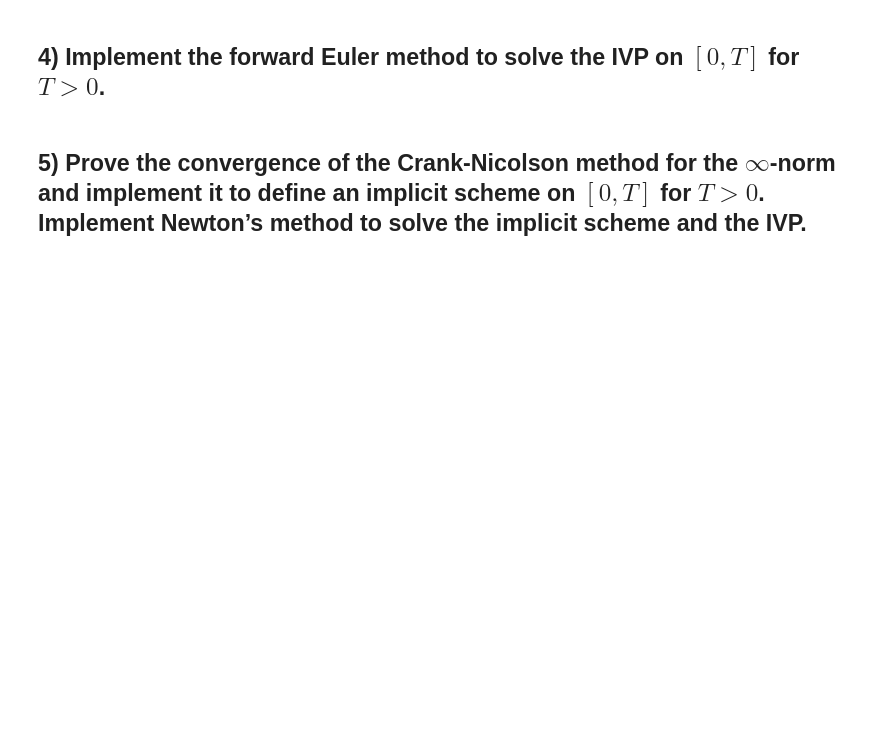
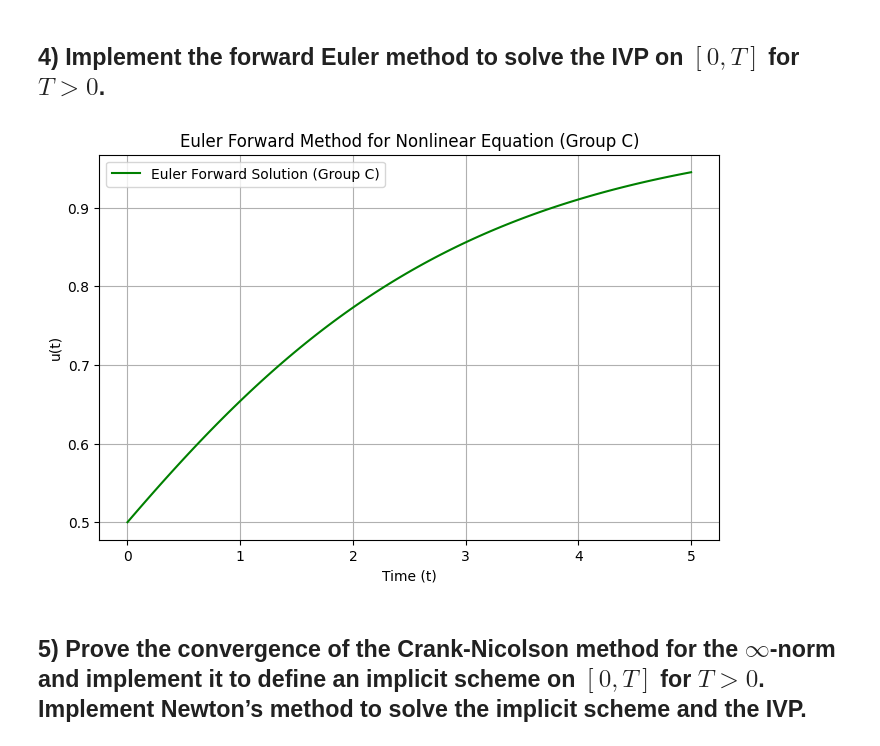
Before and after one commit to Sbrvl/Deliverables---Numerical-Analysis, a Jupyter notebook: deadline3.ipynb, the cells around one changed output. Drawn from its saved outputs; the diff is of its cells as text; code cells hidden in the pictures; blank space fills up the shorter version.

```diff
--- a/deadline3.ipynb
+++ b/deadline3.ipynb
@@ -21,4 +59,41 @@
 # %% [markdown]
 ## 4) Implement the forward Euler method to solve the IVP on $[0, T ]$ for $T > 0$.
+# %%
+import numpy as np
+import matplotlib.pyplot as plt
+
+alpha = 1.0
+u0_val = 1.0
+T = 5
+N = 100
+u0=0.5
+
+def f(t, u):
+    return alpha * u * (u0_val - u) / (u0_val + u)
+
+def euler_forward(T, f, u0, N):
+    h = T / (N + 1)
+    t = np.linspace(0, T, N + 2)
+    z = np.zeros(N + 2)
+    z[0] = u0
+
+    for k in range(N + 1):
+        z[k+1] = z[k] + h * f(t[k], z[k])
+
+    return z
+
+u_euler_groupC = euler_forward(T, f, u0, N)
+
+t_values = np.linspace(0, T, N + 2)
+plt.figure(figsize=(8, 5))
+plt.plot(t_values, u_euler_groupC, label="Euler Forward Solution (Group C)", color="green")
+plt.xlabel("Time (t)")
+plt.ylabel("u(t)")
+plt.title("Euler Forward Method for Nonlinear Equation (Group C)")
+plt.legend()
+plt.grid()
+plt.show()
+# %% [output]
+[figure, added]
 # %% [markdown]
 ## 5) Prove the convergence of the Crank-Nicolson method for the $\infty$-norm and implement it to define an implicit scheme on $[0, T ]$ for $T > 0$. Implement Newton’s method to solve the implicit scheme and the IVP.
```
Also changed, not shown: parts of 2 cells of this notebook.
